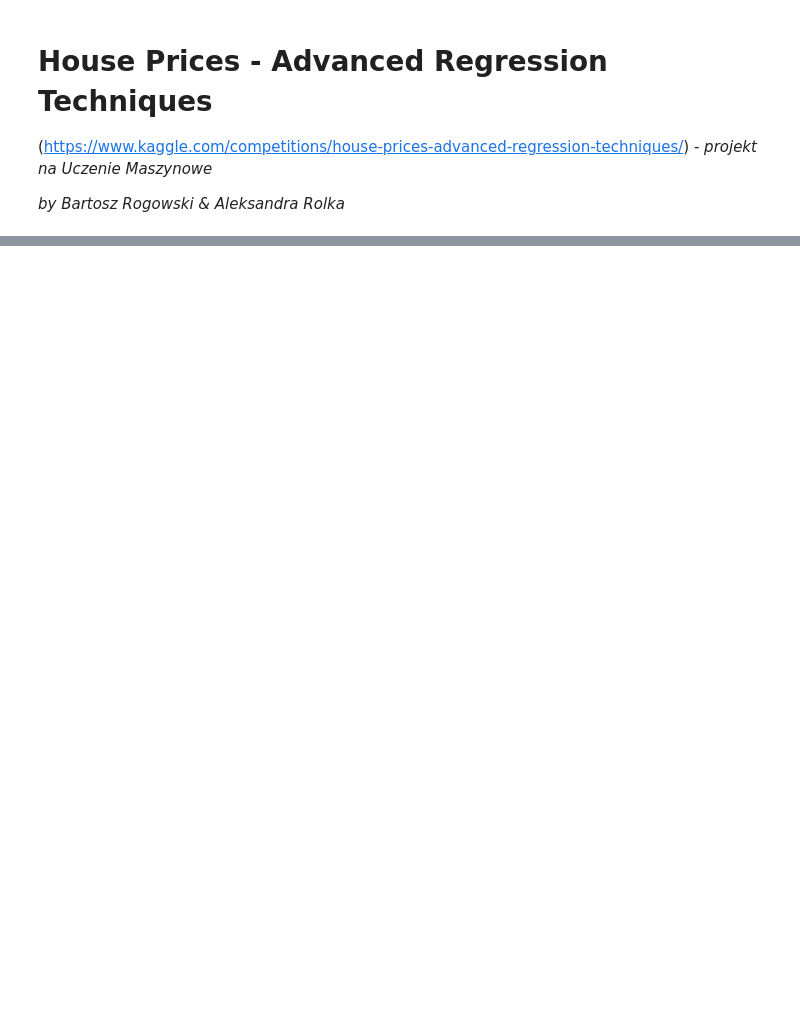
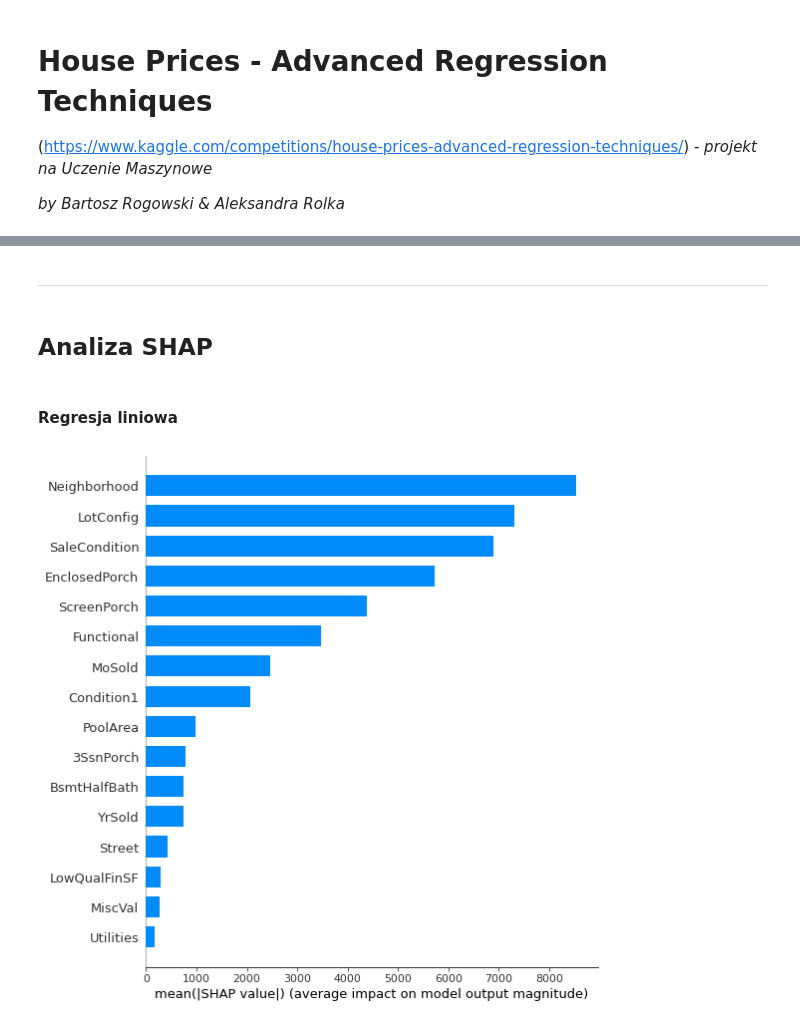
Before and after one commit to AleksandraRolka/ML-kaggle-challenge, a Jupyter notebook: HousePricesPrediction_project.ipynb, the cells around one changed output, grey strips where cells are left out. Cells and saved outputs as stored; diff of their text form; code cells hidden in the pictures; blank space fills up the shorter version.

```diff
--- a/HousePricesPrediction_project.ipynb
+++ b/HousePricesPrediction_project.ipynb
@@ -173,0 +165,4 @@ Root mean squarred error is :  80066.3809404609
+# %%
+# drop columns with high correlation
+train_data = train_data.drop([x[0] for x in high_corr if x[0] in train_data], axis=1)
+test_data_X = test_data_X.drop([x[0] for x in high_corr if x[0] in test_data_X], axis=1)
@@ -173,0 +268,16 @@ Root mean squarred error is :  80066.3809404609
+# %%
+import xgboost as xgb
+
+xgb_model = xgb.XGBRegressor(
+                 colsample_bytree=0.05,
+                 gamma=0.0,
+                 learning_rate=0.0005,
+                 max_depth=6,
+                 min_child_weight=1.5,
+                 n_estimators=7200,
+                 reg_alpha=0.9,
+                 reg_lambda=0.6,
+                 subsample=0.2,
+                 seed=42)
+xgb_model.fit(train_data_X, train_data_Y)
+predicted = xgb_model.predict(test_data_X)
@@ -173,0 +367,20 @@ Root mean squarred error is :  80066.3809404609
+# %%
+model = xgb.XGBRegressor(colsample_bytree=0.02,
+                         gamma=0.0,
+                         learning_rate=0.0006999999999999999,
+                         max_depth=4,
+                         min_child_weight=1.5,
+                         n_estimators=5800,
+                         nthread=4,
+                         reg_alpha=0.9,
+                         reg_lambda=0.6,
+                         seed=42,
+                         subsample=0.2)
+
+# model = xgb.XGBRegressor(
+#     **model_xgb_grid.best_params_
+# )
+model.fit(train_data_X, train_data_Y)
+predicted = model.predict(test_data_X)
+rmse, relative_errors = results_sum_up(test_data_Y, predicted)
+print("\nRMSE = {:.2f}\t mean(relative_erors) = {:.2f}%".format(rmse, np.mean(relative_errors)*100))
@@ -173,0 +405,13 @@ Root mean squarred error is :  80066.3809404609
+# %% [markdown]
+-----
+# %% [markdown]
+## Analiza SHAP
+# %% [markdown]
+#### Regresja liniowa
+# %%
+masker = shap.maskers.Impute(data=train_data_X)
+shap_values = shap.explainers.Linear(linear_model, masker=masker).shap_values(train_data_X)
+# shap_values = shap.TreeExplainer(linear_model).shap_values(train_data_X)
+shap.summary_plot(shap_values, train_data_X, plot_type="bar")
+# %% [output]
+[figure, added]
```
Also changed, not shown: parts of 66 cells of this notebook, 4 other files.
